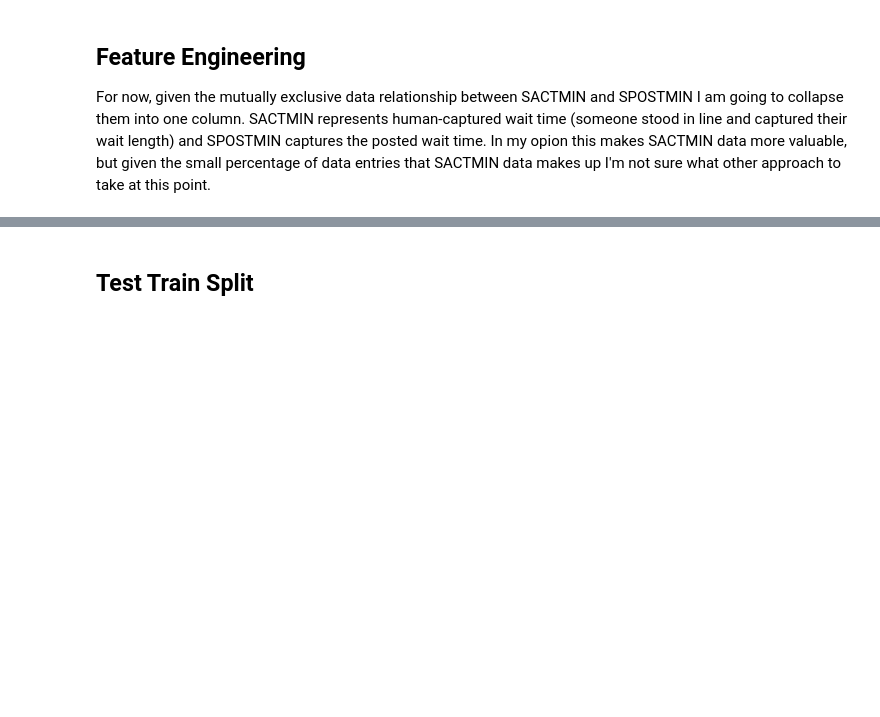
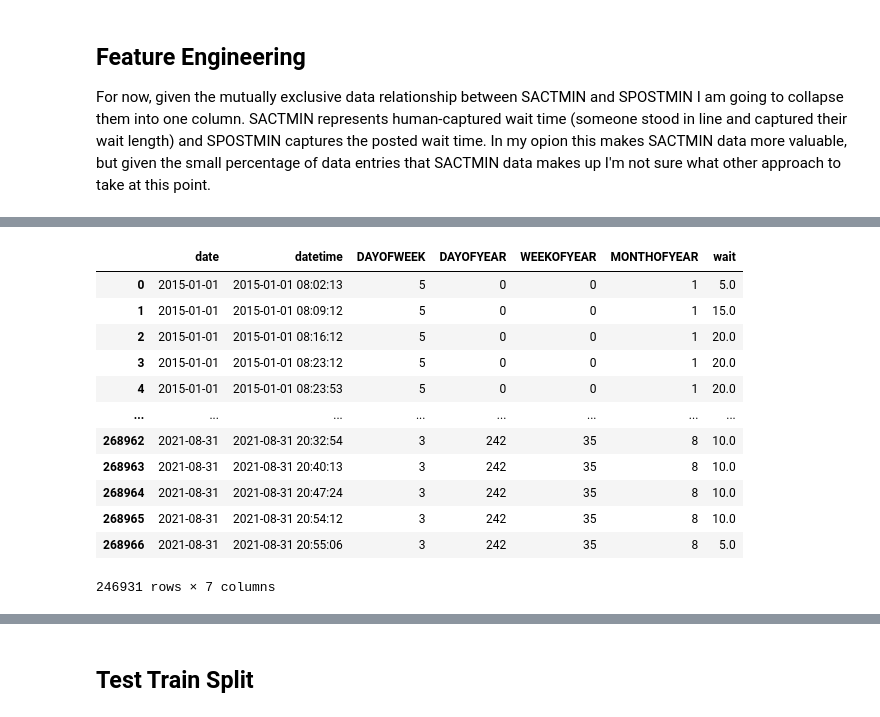
Before and after one commit to vanderbilt-ml/50-nelson-mlproj-waittime, a Jupyter notebook: wait_time_prediction.ipynb, the cells around one changed output, grey strips where cells are left out. Cells and saved outputs as stored; diff of their text form; code cells hidden in the pictures; blank space fills up the shorter version.

```diff
--- a/wait_time_prediction.ipynb
+++ b/wait_time_prediction.ipynb
@@ -155,0 +187,3 @@ wait_time_data.head()
+# %%
+# wait_time_data['date'] =  pd.to_datetime(wait_time_data['date'], format='%m/%d/%Y')
+wait_time_data['datetime'] =  pd.to_datetime(wait_time_data['datetime'], format='%Y-%m-%d %H:%M:%S')
@@ -155,0 +204,5 @@ wait_time_data.head()
+# %%
+# print(wait_time_data.dtypes)
+wait_time_data = wait_time_data.drop('date', axis=1)
+wait_time_data = wait_time_data.drop('datetime', axis=1)
+# wait_time_data.head()
@@ -155,0 +233,16 @@ wait_time_data.head()
+# %%
+wait_time_data
+# %% [output]
+|  | date | datetime | DAYOFWEEK | DAYOFYEAR | WEEKOFYEAR | MONTHOFYEAR | wait |
+| 0 | 2015-01-01 | 2015-01-01 08:02:13 | 5 | 0 | 0 | 1 | 5.0 |
+| 1 | 2015-01-01 | 2015-01-01 08:09:12 | 5 | 0 | 0 | 1 | 15.0 |
+| 2 | 2015-01-01 | 2015-01-01 08:16:12 | 5 | 0 | 0 | 1 | 20.0 |
+| 3 | 2015-01-01 | 2015-01-01 08:23:12 | 5 | 0 | 0 | 1 | 20.0 |
+| 4 | 2015-01-01 | 2015-01-01 08:23:53 | 5 | 0 | 0 | 1 | 20.0 |
+| ... | ... | ... | ... | ... | ... | ... | ... |
+| 268962 | 2021-08-31 | 2021-08-31 20:32:54 | 3 | 242 | 35 | 8 | 10.0 |
+| 268963 | 2021-08-31 | 2021-08-31 20:40:13 | 3 | 242 | 35 | 8 | 10.0 |
+| 268964 | 2021-08-31 | 2021-08-31 20:47:24 | 3 | 242 | 35 | 8 | 10.0 |
+| 268965 | 2021-08-31 | 2021-08-31 20:54:12 | 3 | 242 | 35 | 8 | 10.0 |
+| 268966 | 2021-08-31 | 2021-08-31 20:55:06 | 3 | 242 | 35 | 8 | 5.0 |
+246931 rows × 7 columns
```
Also changed, not shown: parts of 31 cells of this notebook.
